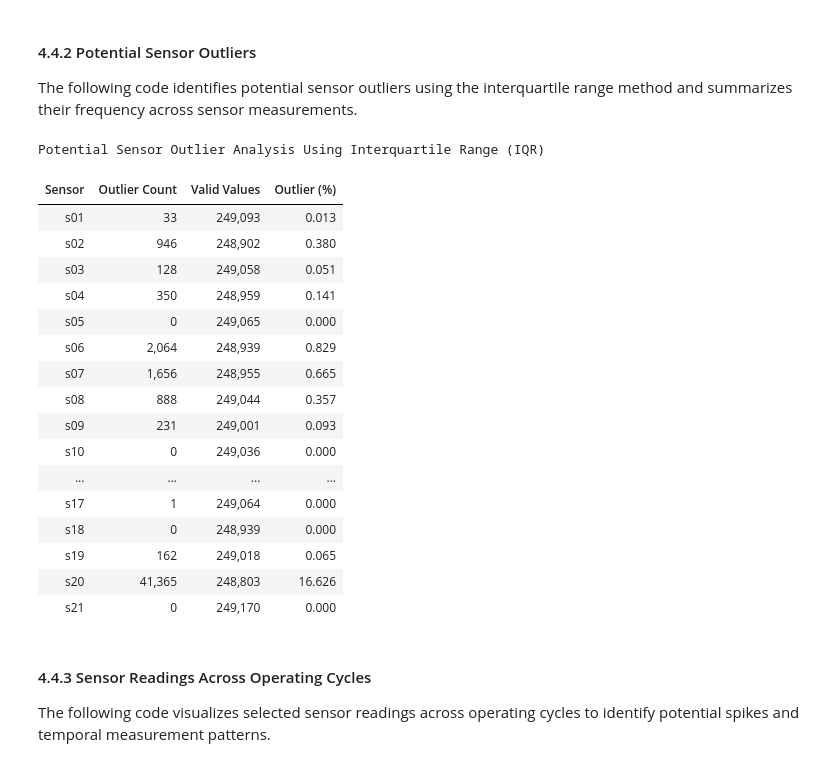
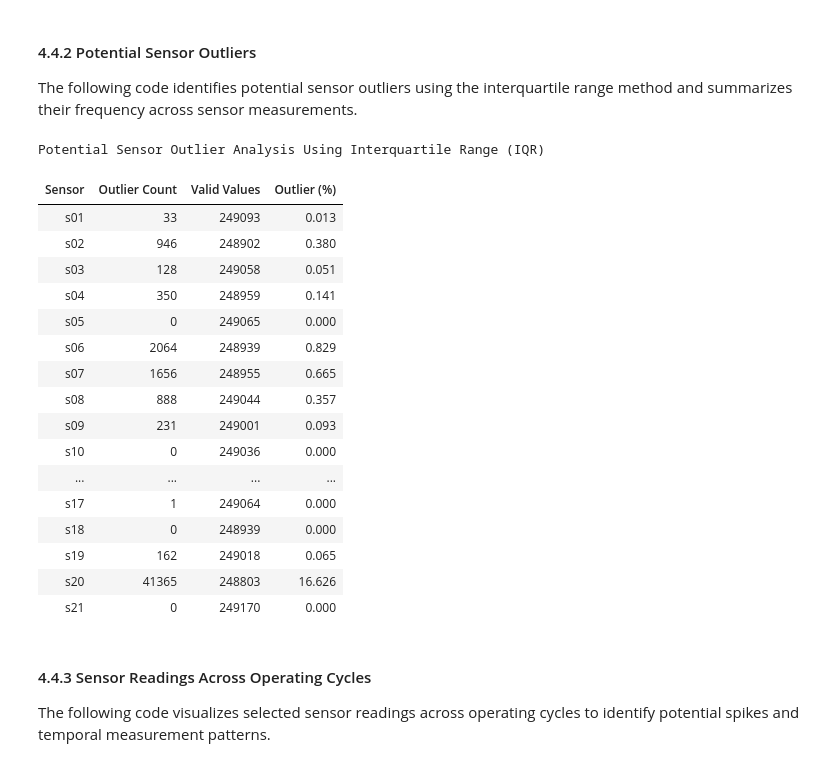
Before and after one commit to kinanpta/Deep-Learning-Midterm-Group-6, a Jupyter notebook: kode/task2_regression.ipynb, the cells around one changed output. Drawn from its saved outputs; the diff is of its cells as text; code cells hidden in the pictures.

```diff
--- a/kode/task2_regression.ipynb
+++ b/kode/task2_regression.ipynb
@@ -1135,51 +1135,51 @@ outlier_table = (
 display(
     outlier_table.style
     .format({
-        "Outlier Count": "{:,.0f}",
-        "Valid Values": "{:,.0f}",
+        "Outlier Count": "{}",
+        "Valid Values": "{}",
         "Outlier (%)": "{:.3f}"
     })
     .set_caption(
         "Potential Sensor Outlier Analysis Using Interquartile Range (IQR)"
     )
     .set_table_styles([
         {
             "selector": "caption",
             "props": [
                 ("text-align", "center"),
                 ("font-size", "14px"),
                 ("font-weight", "bold"),
                 ("caption-side", "top"),
                 ("padding-bottom", "8px")
             ]
         },
         {
             "selector": "th",
             "props": [("text-align", "center")]
         }
     ])
     .set_properties(**{"text-align": "center"})
     .hide(axis="index")
 )
 # %% [output]
 Potential Sensor Outlier Analysis Using Interquartile Range (IQR)
 | Sensor | Outlier Count | Valid Values | Outlier (%) |
-| s01 | 33 | 249,093 | 0.013 |
-| s02 | 946 | 248,902 | 0.380 |
-| s03 | 128 | 249,058 | 0.051 |
-| s04 | 350 | 248,959 | 0.141 |
-| s05 | 0 | 249,065 | 0.000 |
-| s06 | 2,064 | 248,939 | 0.829 |
-| s07 | 1,656 | 248,955 | 0.665 |
-| s08 | 888 | 249,044 | 0.357 |
-| s09 | 231 | 249,001 | 0.093 |
-| s10 | 0 | 249,036 | 0.000 |
+| s01 | 33 | 249093 | 0.013 |
+| s02 | 946 | 248902 | 0.380 |
+| s03 | 128 | 249058 | 0.051 |
+| s04 | 350 | 248959 | 0.141 |
+| s05 | 0 | 249065 | 0.000 |
+| s06 | 2064 | 248939 | 0.829 |
+| s07 | 1656 | 248955 | 0.665 |
+| s08 | 888 | 249044 | 0.357 |
+| s09 | 231 | 249001 | 0.093 |
+| s10 | 0 | 249036 | 0.000 |
 | ... | ... | ... | ... |
-| s17 | 1 | 249,064 | 0.000 |
-| s18 | 0 | 248,939 | 0.000 |
-| s19 | 162 | 249,018 | 0.065 |
-| s20 | 41,365 | 248,803 | 16.626 |
-| s21 | 0 | 249,170 | 0.000 |
+| s17 | 1 | 249064 | 0.000 |
+| s18 | 0 | 248939 | 0.000 |
+| s19 | 162 | 249018 | 0.065 |
+| s20 | 41365 | 248803 | 16.626 |
+| s21 | 0 | 249170 | 0.000 |
 # %% [markdown]
 #### 4.4.3 Sensor Readings Across Operating Cycles
 
```
Also changed, not shown: parts of 18 cells of this notebook.
